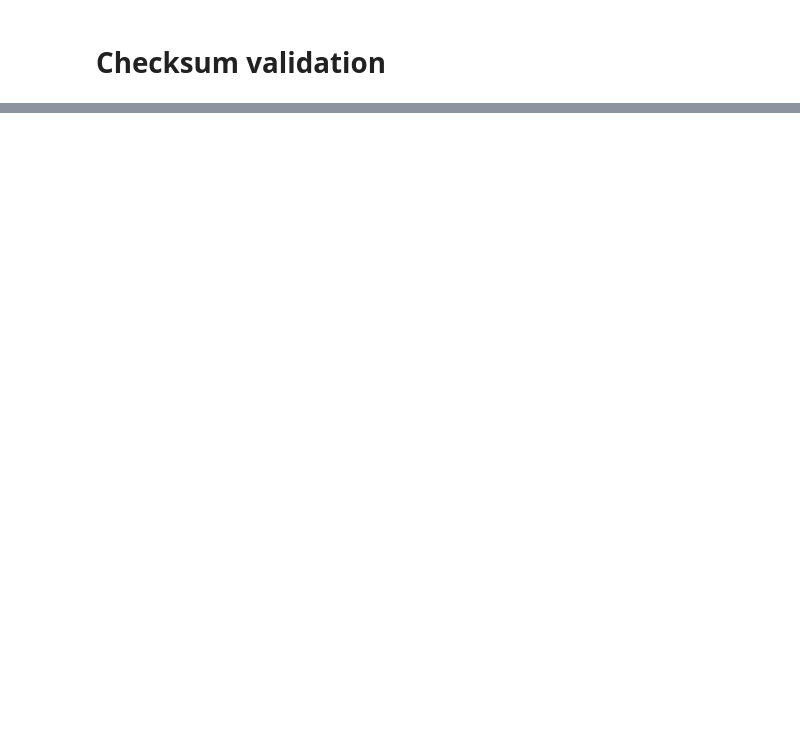
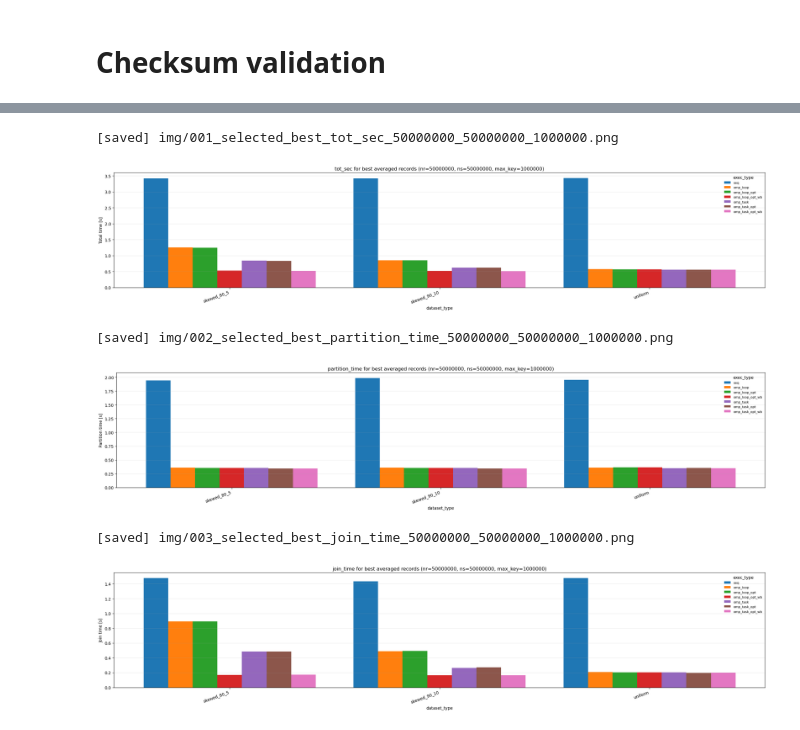
Before and after one commit to GianlucaPanzani/Optimization-of-Partitioned-Hash-Join-with-Duplicates-part_3, a Jupyter notebook: src/statistics.ipynb, the cells around one changed output, grey strips where cells are left out. Saved outputs shown, nothing was run; the diff lists cells and outputs as text; code cells hidden in the pictures; blank space fills up the shorter version.

```diff
--- a/src/statistics.ipynb
+++ b/src/statistics.ipynb
@@ -639,0 +216,20 @@ for metric_col, ylabel in throughput_metrics:
+# %%
+checksum_group_cols = [col for col in ["nr", "ns", "max_key", "dataset_type"] if col in df.columns]
+summary_rows = []
+
+for key_values, subdf in df.groupby(checksum_group_cols, dropna=False):
+    if not isinstance(key_values, tuple):
+        key_values = (key_values,)
+    row = dict(zip(checksum_group_cols, key_values))
+    checksum_pairs = subdf[["checksum1", "checksum2"]].drop_duplicates() if {"checksum1", "checksum2"}.issubset(subdf.columns) else pd.DataFrame()
+    row.update({
+        "n_distinct_checksum_pairs": len(checksum_pairs),
+        "is_valid": len(checksum_pairs) == 1,
+        "exec_types": ", ".join(ordered_values(subdf["exec_type"], EXEC_TYPE_ORDER)),
+    })
+    summary_rows.append(row)
+
+checksum_validation_df = pd.DataFrame(summary_rows).sort_values(checksum_group_cols).reset_index(drop=True)
+valid_groups = int(checksum_validation_df["is_valid"].sum()) if not checksum_validation_df.empty else 0
+print(f"[OK groups: {valid_groups}/{len(checksum_validation_df)}]")
+checksum_validation_df
@@ -639,0 +344,60 @@ for metric_col, ylabel in throughput_metrics:
+# %%
+def plot_selected_metric(metric_df, metric_col, ylabel, title_prefix, hline=None):
+    required = set(problem_columns + ["dataset_type", "exec_type", metric_col])
+    missing = sorted(required - set(metric_df.columns))
+    if missing:
+        print(f"Skipping {metric_col}: missing columns {missing}")
+        return
+
+    plot_df = metric_df.dropna(subset=[metric_col]).copy()
+    if plot_df.empty:
+        print(f"Skipping {metric_col}: no valid values")
+        return
+
+    for problem_key, subdf in plot_df.groupby(problem_columns, dropna=False):
+        if not isinstance(problem_key, tuple):
+            problem_key = (problem_key,)
+        dataset_types = ordered_values(subdf["dataset_type"])
+        exec_types = ordered_values(subdf["exec_type"], EXEC_TYPE_ORDER)
+        if not dataset_types or not exec_types:
+            continue
+
+        x_positions = np.arange(len(dataset_types))
+        bar_width = 0.82 / max(len(exec_types), 1)
+        fig, ax = plt.subplots(figsize=(max(8.8, 1.1 * len(dataset_types) * len(exec_types)), 5.2))
+
+        for idx, exec_type in enumerate(exec_types):
+            sub = subdf[subdf["exec_type"] == exec_type].set_index("dataset_type")[metric_col].to_dict()
+            heights = [float(sub.get(dataset_type, np.nan)) for dataset_type in dataset_types]
+            offsets = x_positions + (idx - (len(exec_types) - 1) / 2.0) * bar_width
+            ax.bar(offsets, heights, width=bar_width, label=exec_type, color=color_map.get(exec_type, "tab:gray"))
+
+        if hline is not None:
+            ax.axhline(float(hline), color="black", linestyle=":", linewidth=1.2)
+
+        ax.set_xticks(x_positions)
+        ax.set_xticklabels(dataset_types, rotation=20, ha="right")
+        ax.set_xlabel("dataset_type")
+        ax.set_ylabel(ylabel)
+        ax.set_title(f"{title_prefix} for best averaged records ({problem_label(problem_key)})")
+        ax.grid(axis="y", alpha=0.25)
+        ax.legend(title="exec_type", fontsize=8, frameon=False)
+        fig.tight_layout()
+        show_and_save(fig, f"selected_best_{title_prefix}_{'_'.join(fmt_num(v) for v in problem_key)}")
+
+
+selected_metric_specs = [
+    ("tot_sec", "Total time [s]", "tot_sec"),
+    ("partition_time", "Partition time [s]", "partition_time"),
+    ("join_time", "Join time [s]", "join_time"),
+]
+
+for metric_col, ylabel, title_prefix in selected_metric_specs:
+    plot_selected_metric(selected_best_df, metric_col, ylabel, title_prefix)
+# %% [output]
+[saved] img/001_selected_best_tot_sec_50000000_50000000_1000000.png
+[figure, added]
+[saved] img/002_selected_best_partition_time_50000000_50000000_1000000.png
+[figure, added]
+[saved] img/003_selected_best_join_time_50000000_50000000_1000000.png
+[figure, added]
```
Also changed, not shown: parts of 40 cells of this notebook, 29 other files.
